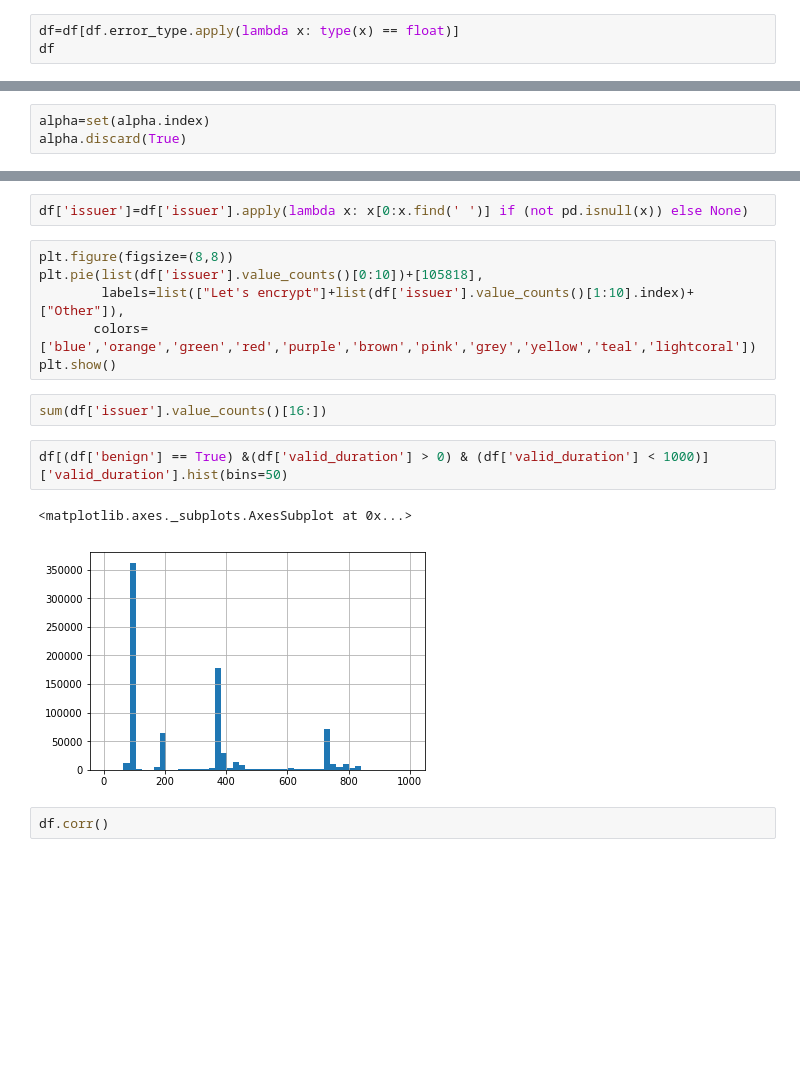
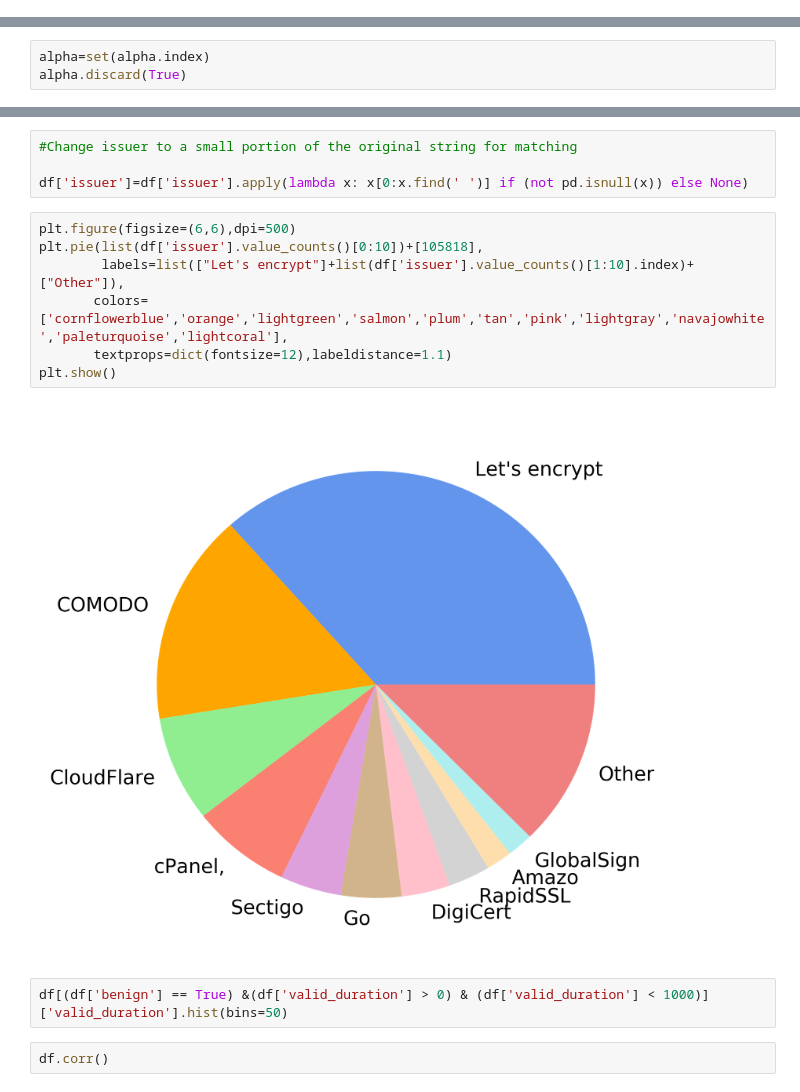
Before and after one commit to G2-IT-Group/external-resource-models, a Jupyter notebook: ankitbhargava/cert_research/exploration_cert.ipynb, the cells around one changed output, grey strips where cells are left out. Saved outputs shown, nothing was run; the diff lists cells and outputs as text; blank space fills up the shorter version.

```diff
--- a/ankitbhargava/cert_research/exploration_cert.ipynb
+++ b/ankitbhargava/cert_research/exploration_cert.ipynb
@@ -180,3 +185,0 @@ df['benign'].value_counts()
-# %%
-df=df[df.error_type.apply(lambda x: type(x) == float)]
-df
@@ -503,17 +573,17 @@ sorted_all
 # %%
+#Change issuer to a small portion of the original string for matching
+
 df['issuer']=df['issuer'].apply(lambda x: x[0:x.find(' ')] if (not pd.isnull(x)) else None)
 # %%
-plt.figure(figsize=(8,8))
+plt.figure(figsize=(6,6),dpi=500)
 plt.pie(list(df['issuer'].value_counts()[0:10])+[105818],
         labels=list(["Let's encrypt"]+list(df['issuer'].value_counts()[1:10].index)+["Other"]),
-       colors=['blue','orange','green','red','purple','brown','pink','grey','yellow','teal','lightcoral'])
+       colors=['cornflowerblue','orange','lightgreen','salmon','plum','tan','pink','lightgray','navajowhite','paleturquoise','lightcoral'],
+       textprops=dict(fontsize=12),labeldistance=1.1)
 plt.show()
+# %% [output]
+[figure, added]
-# %%
-sum(df['issuer'].value_counts()[16:])
 # %%
 df[(df['benign'] == True) &(df['valid_duration'] > 0) & (df['valid_duration'] < 1000)]['valid_duration'].hist(bins=50)
-# %% [output]
-<matplotlib.axes._subplots.AxesSubplot at 0x...>
-[figure, removed]
 # %%
 df.corr()
```
Also changed, not shown: parts of 20 cells of this notebook.
